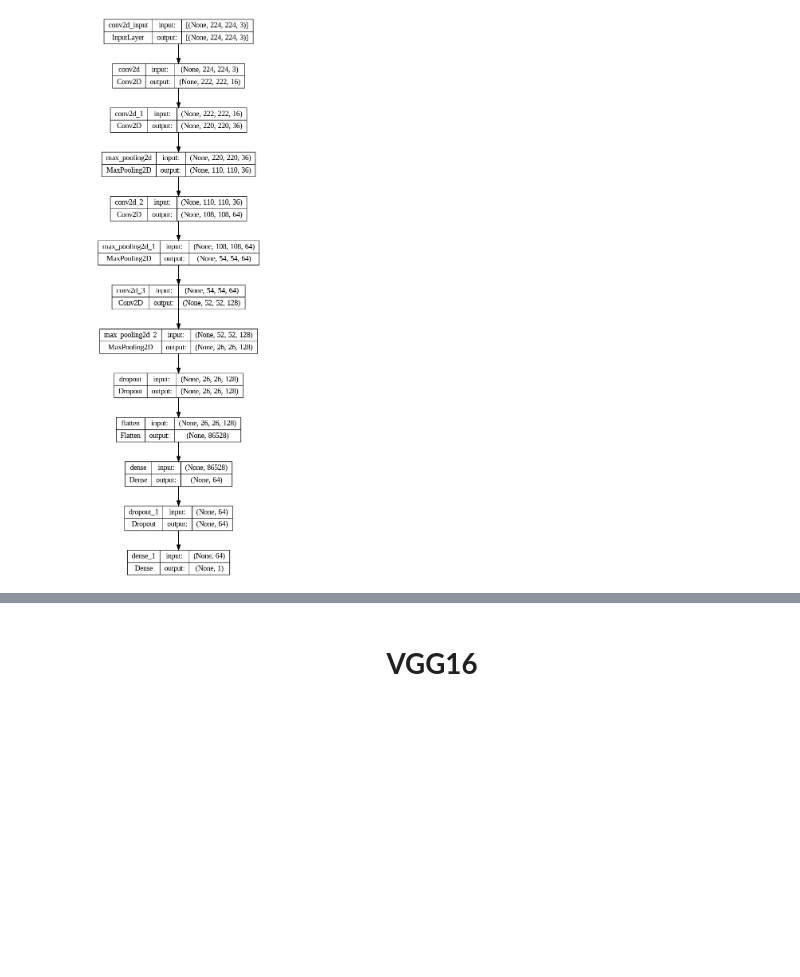
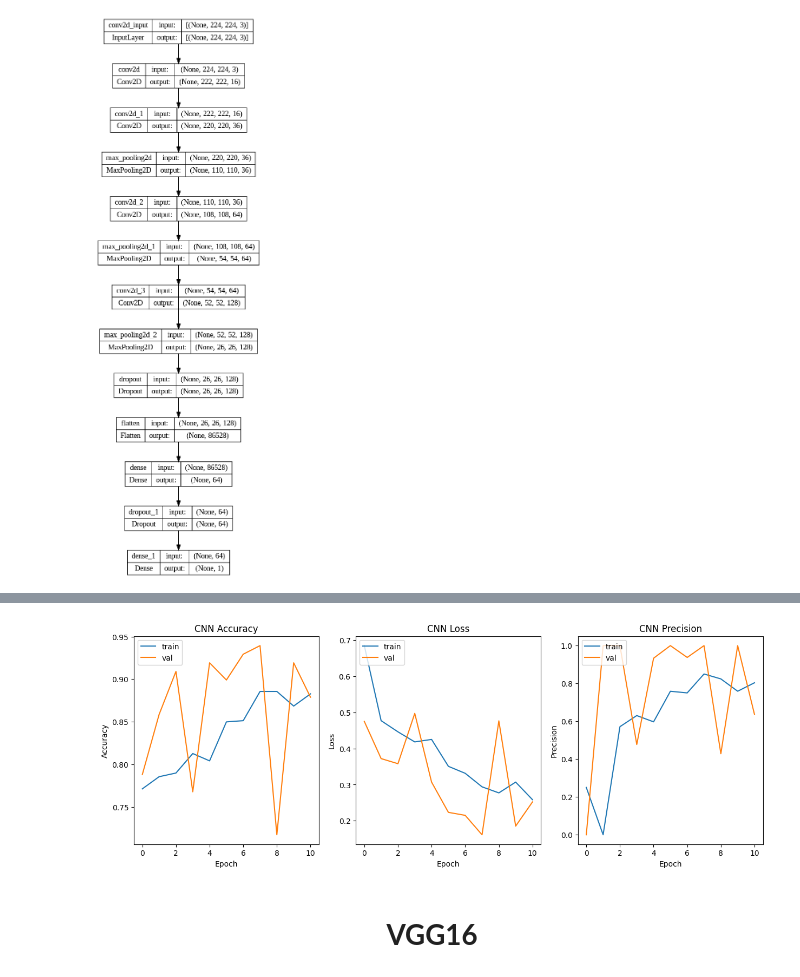
Before and after one commit to rumbleFTW/lung-cancer-detection, a Jupyter notebook: notebook.ipynb, the cells around one changed output, grey strips where cells are left out. Drawn from its saved outputs; the diff is of its cells as text; code cells hidden in the pictures; blank space fills up the shorter version.

```diff
--- a/notebook.ipynb
+++ b/notebook.ipynb
@@ -258,6 +259,31 @@ METRICS = [
       tf.keras.metrics.AUC(name='AUC'),
       F1,
 ]
+
+def plot_history(hist, name):
+  fig, axs = plt.subplots(1, 3, figsize=(15, 5))
+  axs[0].plot(hist.history['Accuracy'])
+  axs[0].plot(hist.history['val_Accuracy'])
+  axs[0].set_title(f'{name} Accuracy')
+  axs[0].set_ylabel('Accuracy')
+  axs[0].set_xlabel('Epoch')
+  axs[0].legend(['train', 'val', 'F1', 'Recall'], loc='upper left')
+
+  axs[1].plot(hist.history['loss'])
+  axs[1].plot(hist.history['val_loss'])
+  axs[1].set_title(f'{name} Loss')
+  axs[1].set_ylabel('Loss')
+  axs[1].set_xlabel('Epoch')
+  axs[1].legend(['train', 'val'], loc='upper left')
+
+  axs[2].plot(hist.history['Precision'])
+  axs[2].plot(hist.history['val_Precision'])
+  axs[2].set_title(f'{name} Precision')
+  axs[2].set_ylabel('Precision')
+  axs[2].set_xlabel('Epoch')
+  axs[2].legend(['train', 'val'], loc='upper left')
+
+  plt.show()
 # %% [markdown]
 <h1 align="center" ><a id='cnn'><b>CNN<b></a></h1>
 # %%
@@ -309,7 +335,7 @@ mcp = tf.keras.callbacks.ModelCheckpoint('CNN.h5', save_best_only=True, mode='au
 
 es = tf.keras.callbacks.EarlyStopping(verbose=1, patience=3)
 
-CNN.fit(train_dataset,validation_data=valid_dataset, epochs = 36,verbose = 1, callbacks=[lrd,mcp,es], shuffle=True)
+CNN_history = CNN.fit(train_dataset,validation_data=valid_dataset, epochs = 36,verbose = 1, callbacks=[lrd,mcp,es], shuffle=True)
 # %% [output]
 Epoch 1/36
 WARNING:tensorflow:Can save best model only with val_accuracy available, skipping.
@@ -336,3 +362,7 @@ CNN_scores = CNN.evaluate(test_dataset, verbose=1)
+# %%
+plot_history(CNN_history, 'CNN')
+# %% [output]
+[figure, added]
 # %% [markdown]
 <h1 align="center" ><a id='vgg16'><b>VGG16<b></a></h1>
 # %%
```
Also changed, not shown: parts of 33 cells of this notebook, 1 other file.
